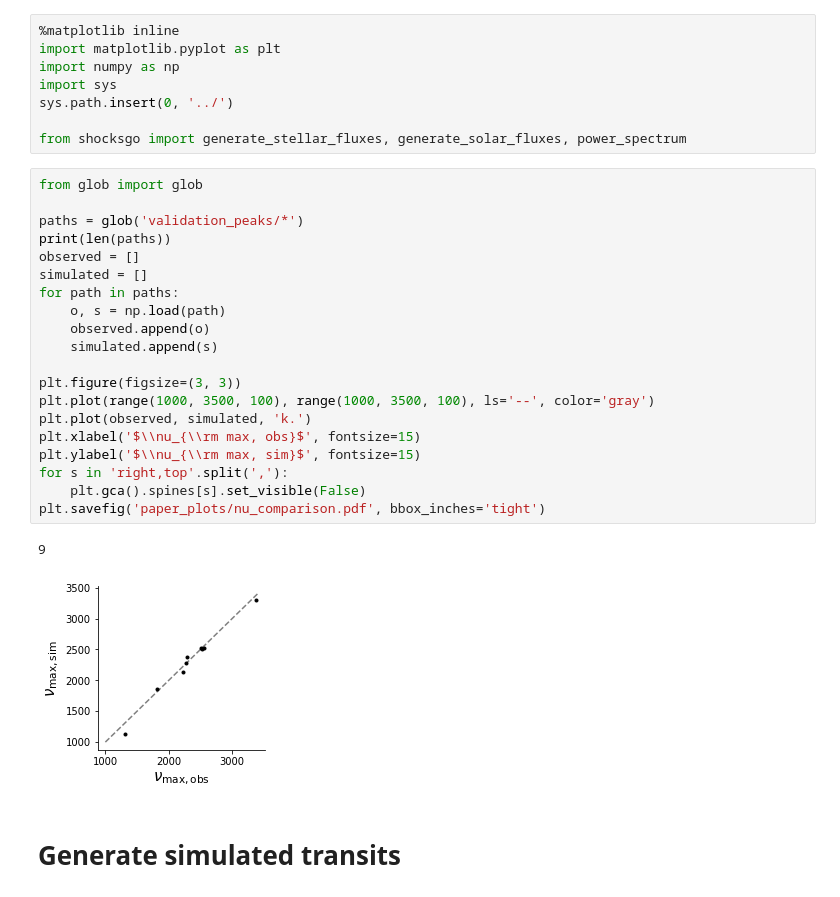
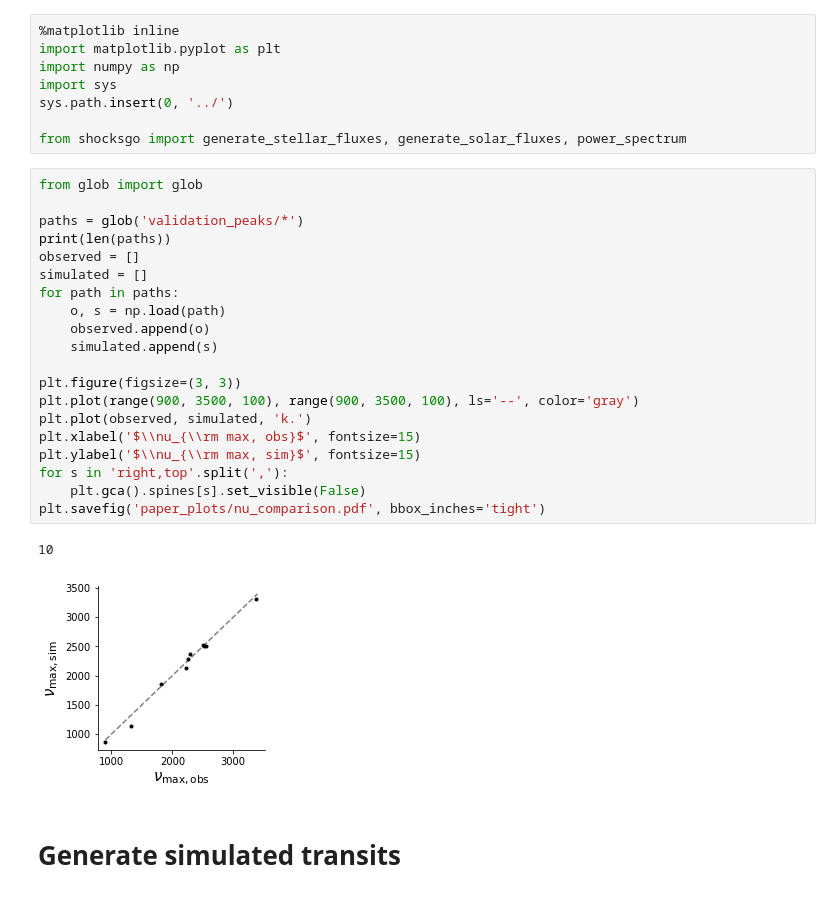
Before and after one commit to bmorris3/shocksgo, a Jupyter notebook: notebooks/demo.ipynb, the cells around one changed output. Drawn from its saved outputs; the diff is of its cells as text.

```diff
--- a/notebooks/demo.ipynb
+++ b/notebooks/demo.ipynb
@@ -11,26 +11,26 @@ from shocksgo import generate_stellar_fluxes, generate_solar_fluxes, power_spect
 # %%
 from glob import glob
 
 paths = glob('validation_peaks/*')
 print(len(paths))
 observed = []
 simulated = []
 for path in paths:
     o, s = np.load(path)
     observed.append(o)
     simulated.append(s)
 
 plt.figure(figsize=(3, 3))
-plt.plot(range(1000, 3500, 100), range(1000, 3500, 100), ls='--', color='gray')
+plt.plot(range(900, 3500, 100), range(900, 3500, 100), ls='--', color='gray')
 plt.plot(observed, simulated, 'k.')
 plt.xlabel('$\\nu_{\\rm max, obs}$', fontsize=15)
 plt.ylabel('$\\nu_{\\rm max, sim}$', fontsize=15)
 for s in 'right,top'.split(','):
     plt.gca().spines[s].set_visible(False)
 plt.savefig('paper_plots/nu_comparison.pdf', bbox_inches='tight')
 # %% [output]
-9
+10
-[figure, old version]
+[figure, new version]
 # %% [markdown]
 # Generate simulated transits
 # %%
```
Also changed, not shown: parts of 1 cell of this notebook, 3 other files.
